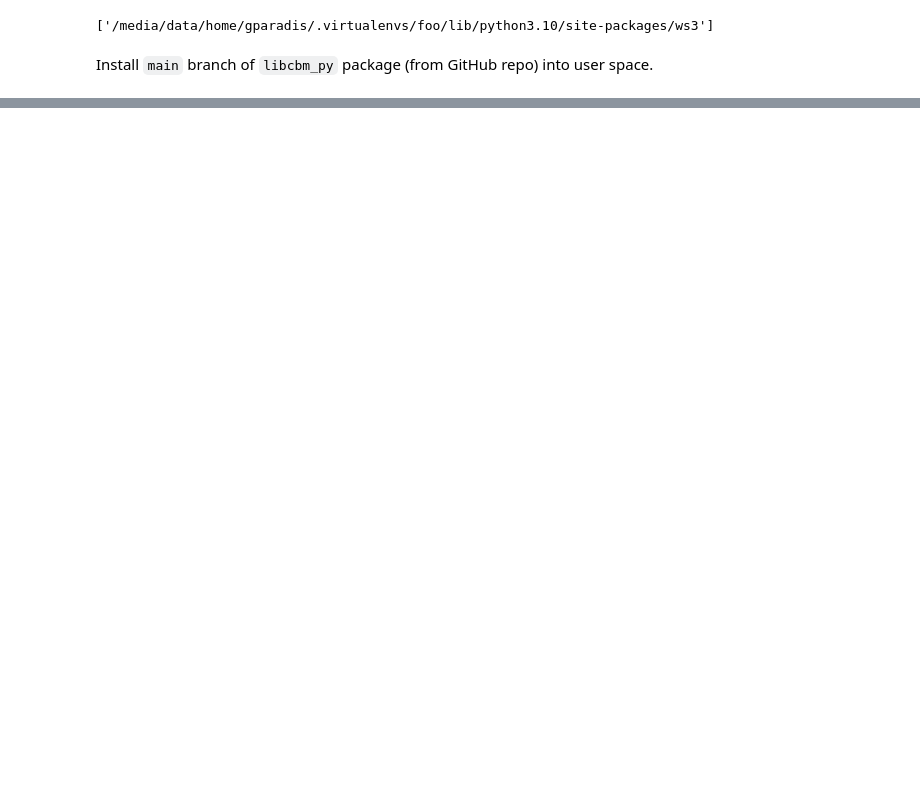
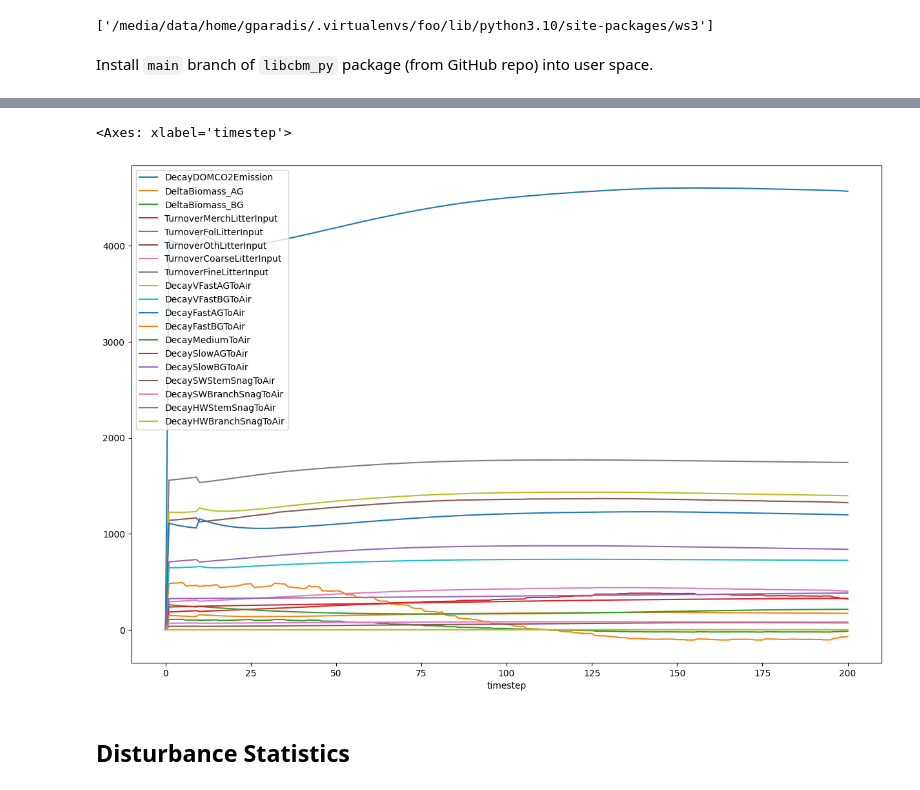
Before and after one commit to UBC-FRESH/ws3, a Jupyter notebook: examples/030_ws3_libcbm_sequential.ipynb, the cells around one changed output, grey strips where cells are left out. Saved outputs shown, nothing was run; the diff lists cells and outputs as text; code cells hidden in the pictures; blank space fills up the shorter version.

```diff
--- a/examples/030_ws3_libcbm_sequential.ipynb
+++ b/examples/030_ws3_libcbm_sequential.ipynb
@@ -73,0 +682,2 @@ libcbm.__path__
+# %%
+fi = cbm_output.flux.to_pandas()
@@ -73,0 +694,28 @@ libcbm.__path__
+# %%
+annual_process_fluxes = [
+    'DecayDOMCO2Emission',
+    'DeltaBiomass_AG',
+    'DeltaBiomass_BG',
+    'TurnoverMerchLitterInput',
+    'TurnoverFolLitterInput',
+    'TurnoverOthLitterInput',
+    'TurnoverCoarseLitterInput',
+    'TurnoverFineLitterInput',
+    'DecayVFastAGToAir',
+    'DecayVFastBGToAir',
+    'DecayFastAGToAir',
+    'DecayFastBGToAir',
+    'DecayMediumToAir',
+    'DecaySlowAGToAir',
+    'DecaySlowBGToAir',
+    'DecaySWStemSnagToAir',
+    'DecaySWBranchSnagToAir',
+    'DecayHWStemSnagToAir',
+    'DecayHWBranchSnagToAir']
+# %%
+fi[["timestep"]+annual_process_fluxes].groupby("timestep").sum().plot(figsize=(15,10))
+# %% [output]
+<Axes: xlabel='timestep'>
+[figure, added]
+# %% [markdown]
+## Disturbance Statistics
```
Also changed, not shown: parts of 104 cells of this notebook, 7 other files.
